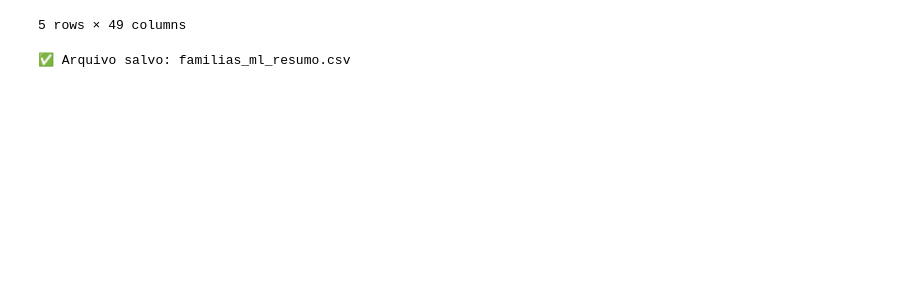
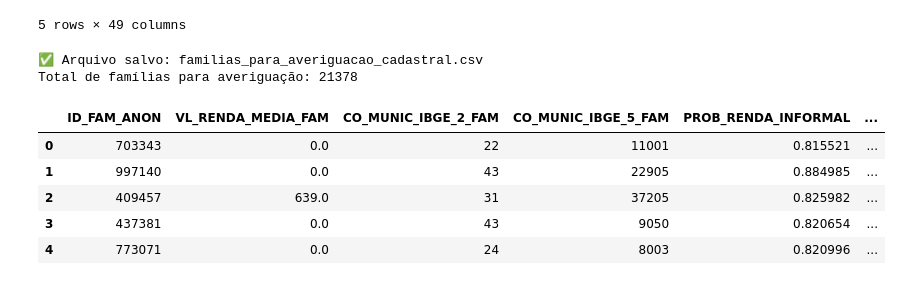
Before and after one commit to mariananresende/predicao_classe_renda_informal, a Jupyter notebook: aplicacao_ML.ipynb, the cells around one changed output. Saved outputs shown, nothing was run; the diff lists cells and outputs as text; code cells hidden in the pictures; blank space fills up the shorter version.

```diff
--- a/aplicacao_ML.ipynb
+++ b/aplicacao_ML.ipynb
@@ -78,12 +78,34 @@ cols_saida = [
 
 df_saida = df_result[cols_saida].copy()
 
-# salvar arquivo final
-df_saida.to_csv(
-    "familias_ml_resumo.csv",
+# aplicar regra final de averiguação cadastral
+df_averiguacao = df_saida[
+    (df_saida["VL_RENDA_MEDIA_FAM"] <= 706) &
+    (df_saida["PRED_RENDA_INFORMAL"] == 1)
+].copy()
+
+# salvar arquivo final (somente famílias elegíveis)
+df_averiguacao.to_csv(
+    "familias_para_averiguacao_cadastral.csv",
     index=False
 )
 
-print("✅ Arquivo salvo: familias_ml_resumo.csv")
+print("✅ Arquivo salvo: familias_para_averiguacao_cadastral.csv")
+print("Total de famílias para averiguação:", df_averiguacao.shape[0])
 # %% [output]
-✅ Arquivo salvo: familias_ml_resumo.csv
+✅ Arquivo salvo: familias_para_averiguacao_cadastral.csv
+Total de famílias para averiguação: 21378
+# %%
+import pandas as pd
+
+file_path = 'familias_para_averiguacao_cadastral.csv'
+df = pd.read_csv(file_path)
+
+df.head()
+# %% [output]
+|  | ID_FAM_ANON | VL_RENDA_MEDIA_FAM | CO_MUNIC_IBGE_2_FAM | CO_MUNIC_IBGE_5_FAM | PROB_RENDA_INFORMAL | ... |
+| 0 | 703343 | 0.0 | 22 | 11001 | 0.815521 | ... |
+| 1 | 997140 | 0.0 | 43 | 22905 | 0.884985 | ... |
+| 2 | 409457 | 639.0 | 31 | 37205 | 0.825982 | ... |
+| 3 | 437381 | 0.0 | 43 | 9050 | 0.820654 | ... |
+| 4 | 773071 | 0.0 | 24 | 8003 | 0.820996 | ... |
```
Also changed, not shown: 2 other files.
